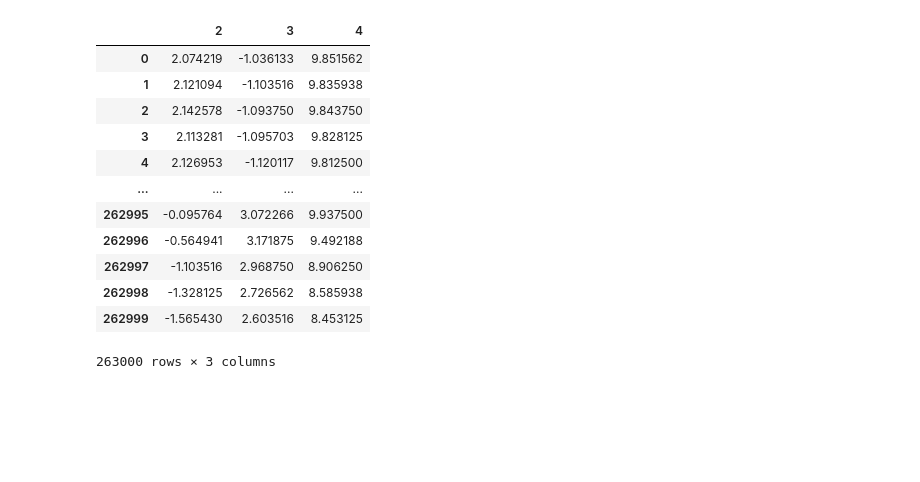
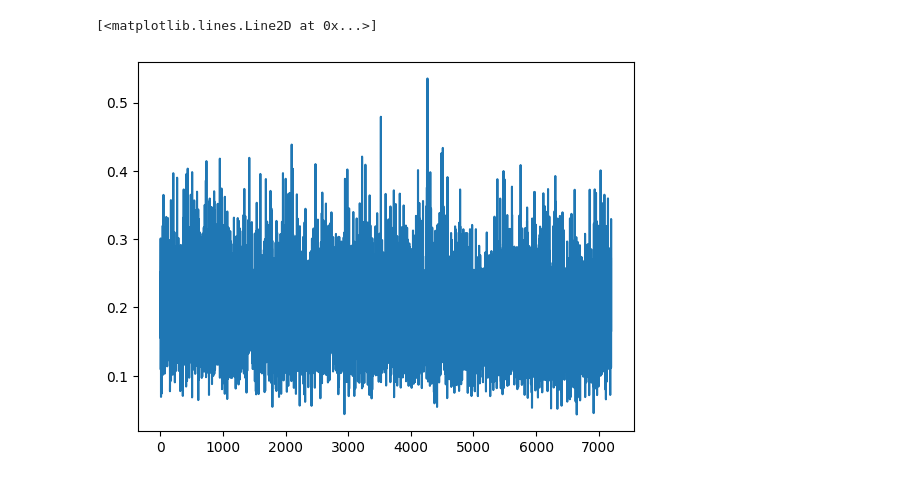
Before and after one commit to Musa-Azeem/eating-detection, a Jupyter notebook: Step2.ipynb, the cells around one changed output. Saved outputs shown, nothing was run; the diff lists cells and outputs as text; code cells hidden in the pictures; blank space fills up the shorter version.

```diff
--- a/Step2.ipynb
+++ b/Step2.ipynb
@@ -6,6 +9,6 @@ from pathlib import Path
 # %%
-raw_dir = Path("~/datasets/nursingv1")
-label_dir = Path("~/eating_json")
+raw_dir = Path("/home/mmazeem/datasets/nursingv1")
+label_dir = Path("/home/mmazeem/datasets/eating_labels")
 # %%
 # Read session and label
 
@@ -19,16 +31,0 @@ df = pd.read_csv(
-# %%
-df
-# %% [output]
-|  | 2 | 3 | 4 |
-| 0 | 2.074219 | -1.036133 | 9.851562 |
-| 1 | 2.121094 | -1.103516 | 9.835938 |
-| 2 | 2.142578 | -1.093750 | 9.843750 |
-| 3 | 2.113281 | -1.095703 | 9.828125 |
-| 4 | 2.126953 | -1.120117 | 9.812500 |
-| ... | ... | ... | ... |
-| 262995 | -0.095764 | 3.072266 | 9.937500 |
-| 262996 | -0.564941 | 3.171875 | 9.492188 |
-| 262997 | -1.103516 | 2.968750 | 8.906250 |
-| 262998 | -1.328125 | 2.726562 | 8.585938 |
-| 262999 | -1.565430 | 2.603516 | 8.453125 |
-263000 rows × 3 columns
@@ -36,0 +32,38 @@ df
+# %%
+class MLP(nn.Module):
+    def __init__(self):
+        super().__init__()
+        self.h1 = nn.Linear(in_features=300, out_features=10)
+        self.relu = nn.ReLU()
+        self.out = nn.Linear(in_features=10, out_features=1)
+
+    def forward(self, x):
+        x = x.flatten(start_dim=1)
+        x = self.h1(x)
+        x = self.relu(x)
+        x = self.out(x)
+        return x
+
+
+model = MLP().to('cuda')
+optimizer = torch.optim.Adam(model.parameters())
+criterion = nn.BCEWithLogitsLoss()
+# %%
+loader = DataLoader(TensorDataset(X,y), batch_size=64, shuffle=True)
+
+
+losses = []
+for i in range(400):
+    for Xi,yi in loader:
+        Xi,yi = Xi.to('cuda'), yi.to('cuda')
+        logits = model(Xi)
+        loss = criterion(logits, yi)
+        optimizer.zero_grad()
+        loss.backward()
+        optimizer.step()
+        losses.append(loss.item())
+
+plt.plot(losses)
+# %% [output]
+[<matplotlib.lines.Line2D at 0x...>]
+[figure, added]
```
Also changed, not shown: parts of 6 cells of this notebook.
